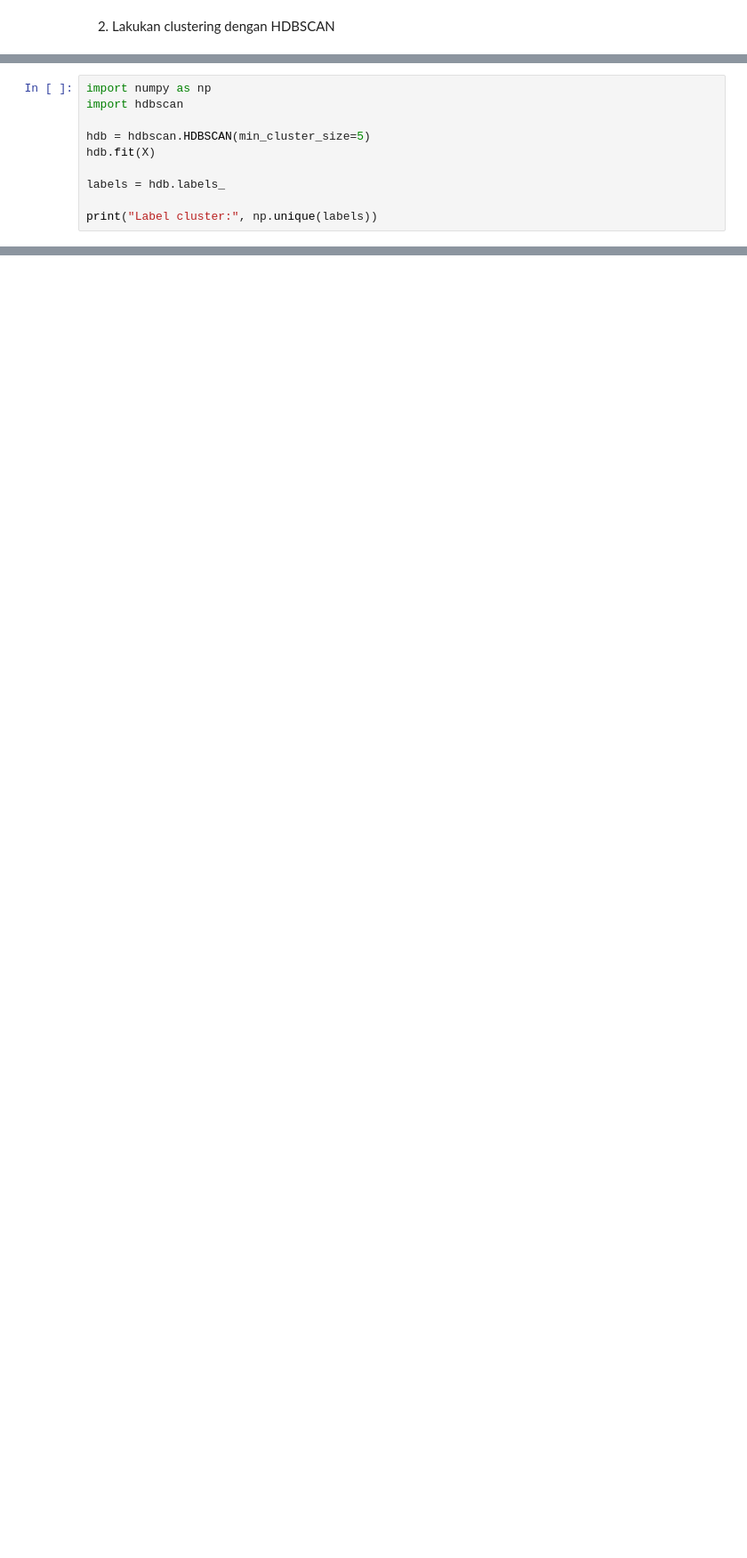
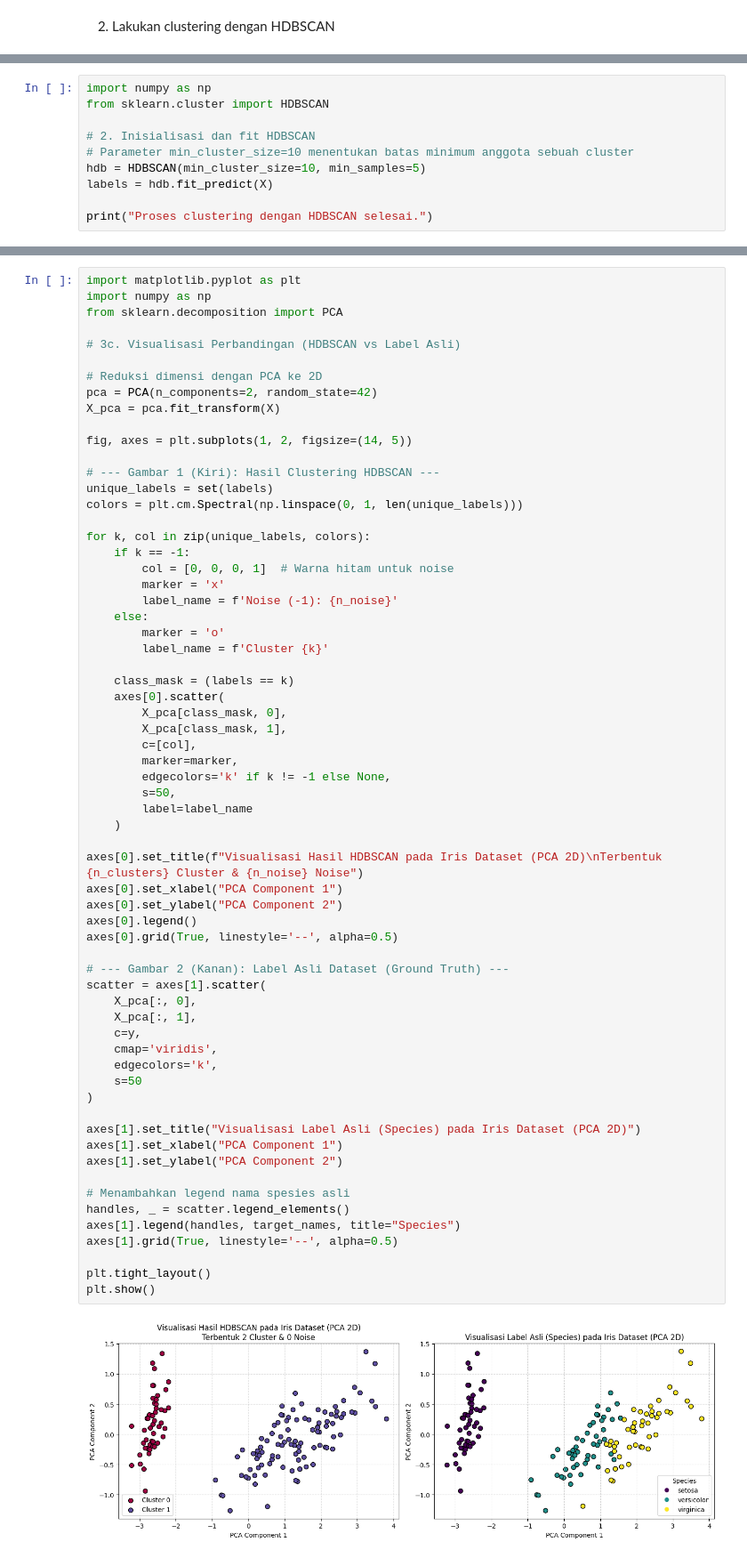
Before and after one commit to nabillahumi/S5-Mesin_Learning, a Jupyter notebook: Jobsheet5/Tugas Praktikum (JS5).ipynb, the cells around one changed output, grey strips where cells are left out. Shown at 89% size. Drawn from its saved outputs; the diff is of its cells as text; blank space fills up the shorter version.

```diff
--- a/Jobsheet5/Tugas Praktikum (JS5).ipynb
+++ b/Jobsheet5/Tugas Praktikum (JS5).ipynb
@@ -34,10 +26,0 @@ Requirement already satisfied: threadpoolctl>=3.1.0 in /usr/local/lib/python3.13
-# %%
-import numpy as np
-import hdbscan
-
-hdb = hdbscan.HDBSCAN(min_cluster_size=5)
-hdb.fit(X)
-
-labels = hdb.labels_
-
-print("Label cluster:", np.unique(labels))
@@ -47,0 +27,10 @@ Menampilkan jumlah cluster dan noise
+# %%
+import numpy as np
+from sklearn.cluster import HDBSCAN
+
+# 2. Inisialisasi dan fit HDBSCAN
+# Parameter min_cluster_size=10 menentukan batas minimum anggota sebuah cluster
+hdb = HDBSCAN(min_cluster_size=10, min_samples=5)
+labels = hdb.fit_predict(X)
+
+print("Proses clustering dengan HDBSCAN selesai.")
@@ -98,0 +63,66 @@ plt.show()
+# %%
+import matplotlib.pyplot as plt
+import numpy as np
+from sklearn.decomposition import PCA
+
+# 3c. Visualisasi Perbandingan (HDBSCAN vs Label Asli)
+
+# Reduksi dimensi dengan PCA ke 2D
+pca = PCA(n_components=2, random_state=42)
+X_pca = pca.fit_transform(X)
+
+fig, axes = plt.subplots(1, 2, figsize=(14, 5))
+
+# --- Gambar 1 (Kiri): Hasil Clustering HDBSCAN ---
+unique_labels = set(labels)
+colors = plt.cm.Spectral(np.linspace(0, 1, len(unique_labels)))
+
+for k, col in zip(unique_labels, colors):
+    if k == -1:
+        col = [0, 0, 0, 1]  # Warna hitam untuk noise
+        marker = 'x'
+        label_name = f'Noise (-1): {n_noise}'
+    else:
+        marker = 'o'
+        label_name = f'Cluster {k}'
+
+    class_mask = (labels == k)
+    axes[0].scatter(
+        X_pca[class_mask, 0],
+        X_pca[class_mask, 1],
+        c=[col],
+        marker=marker,
+        edgecolors='k' if k != -1 else None,
+        s=50,
+        label=label_name
+    )
+
+axes[0].set_title(f"Visualisasi Hasil HDBSCAN pada Iris Dataset (PCA 2D)\nTerbentuk {n_clusters} Cluster & {n_noise} Noise")
+axes[0].set_xlabel("PCA Component 1")
+axes[0].set_ylabel("PCA Component 2")
+axes[0].legend()
+axes[0].grid(True, linestyle='--', alpha=0.5)
+
+# --- Gambar 2 (Kanan): Label Asli Dataset (Ground Truth) ---
+scatter = axes[1].scatter(
+    X_pca[:, 0],
+    X_pca[:, 1],
+    c=y,
+    cmap='viridis',
+    edgecolors='k',
+    s=50
+)
+
+axes[1].set_title("Visualisasi Label Asli (Species) pada Iris Dataset (PCA 2D)")
+axes[1].set_xlabel("PCA Component 1")
+axes[1].set_ylabel("PCA Component 2")
+
+# Menambahkan legend nama spesies asli
+handles, _ = scatter.legend_elements()
+axes[1].legend(handles, target_names, title="Species")
+axes[1].grid(True, linestyle='--', alpha=0.5)
+
+plt.tight_layout()
+plt.show()
+# %% [output]
+[figure, added]
```
Also changed, not shown: parts of 14 cells of this notebook.
